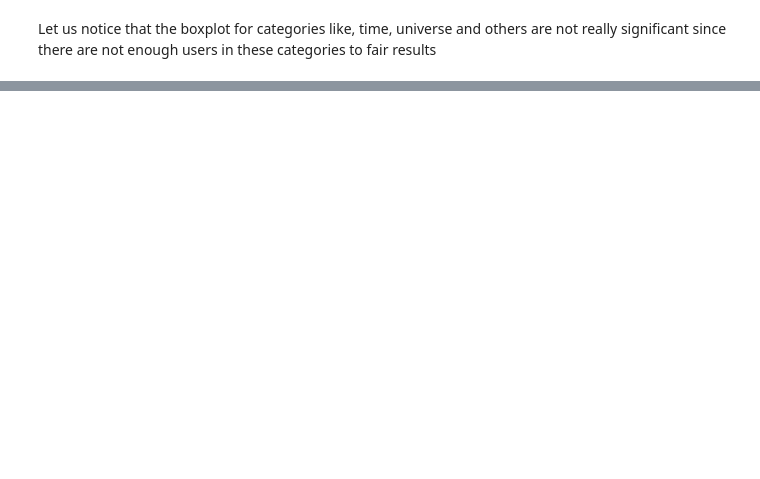
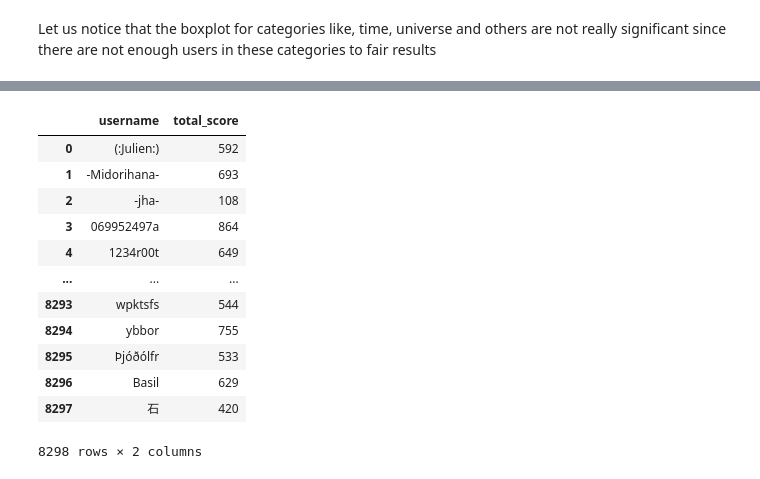
Before and after one commit to epfl-ada/ada-2024-project-supercoolteamname2024, a Jupyter notebook: src/scripts/stats.ipynb, the cells around one changed output, grey strips where cells are left out. Drawn from its saved outputs; the diff is of its cells as text; code cells hidden in the pictures; blank space fills up the shorter version.

```diff
--- a/src/scripts/stats.ipynb
+++ b/src/scripts/stats.ipynb
@@ -852,0 +867,18 @@ No valid data available after filtering. Please check your dataset.
+# %%
+filtered = pd.read_csv("../../data/scores.csv")
+# %%
+filtered
+# %% [output]
+|  | username | total_score |
+| 0 | (:Julien:) | 592 |
+| 1 | -Midorihana- | 693 |
+| 2 | -jha- | 108 |
+| 3 | 069952497a | 864 |
+| 4 | 1234r00t | 649 |
+| ... | ... | ... |
+| 8293 | wpktsfs | 544 |
+| 8294 | ybbor | 755 |
+| 8295 | Þjóðólfr | 533 |
+| 8296 | Вasil | 629 |
+| 8297 | 石 | 420 |
+8298 rows × 2 columns
```
Also changed, not shown: parts of 4 cells of this notebook, 1 other file.
